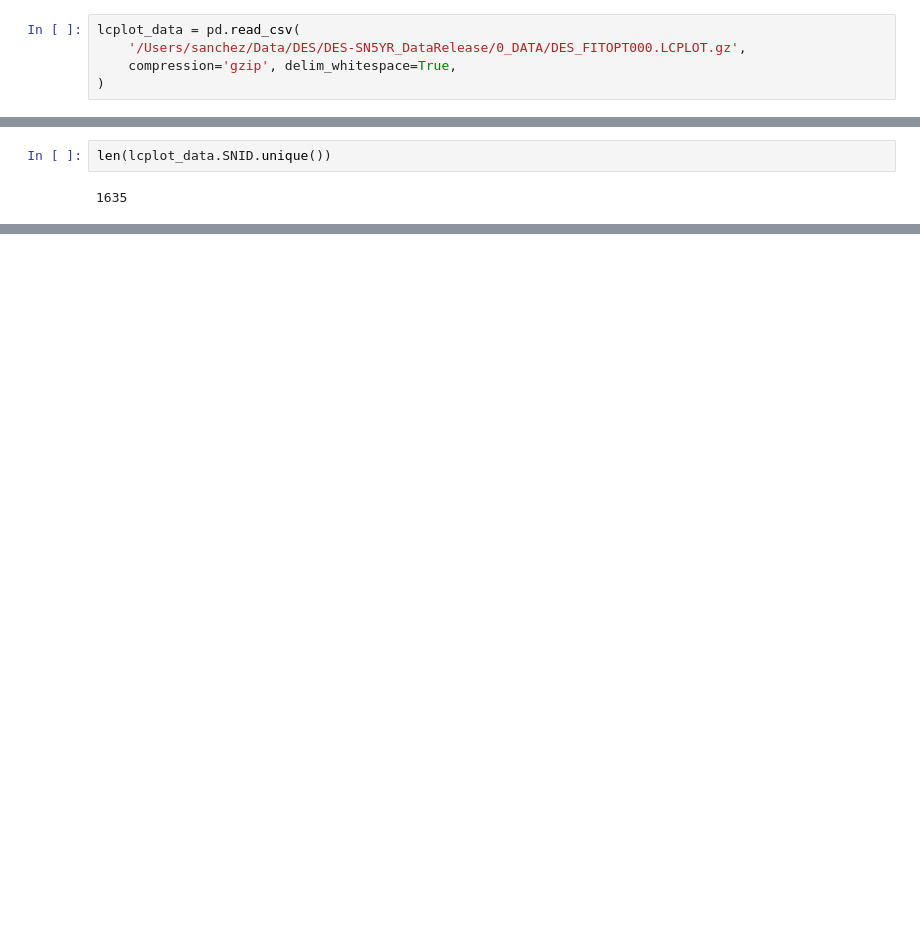
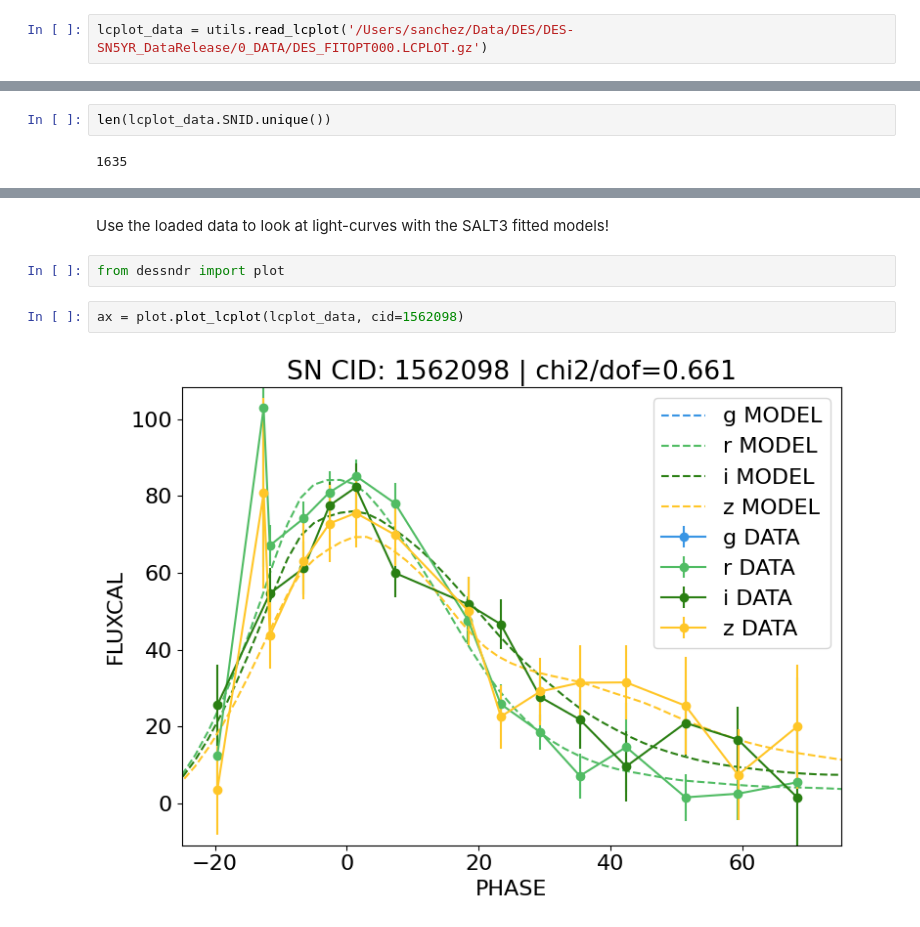
Before and after one commit to jasonlee17/DESSN5YR_TESTDR, a Jupyter notebook: docs/tutorial/03-load_lcplot.ipynb, the cells around one changed output, grey strips where cells are left out. Saved outputs shown, nothing was run; the diff lists cells and outputs as text; blank space fills up the shorter version.

Commit message:
Updated utility and plot documentation and tutorial

```diff
--- a/docs/tutorial/03-load_lcplot.ipynb
+++ b/docs/tutorial/03-load_lcplot.ipynb
@@ -17,5 +14,2 @@ import pandas as pd
 # %%
-lcplot_data = pd.read_csv(
-    '/Users/sanchez/Data/DES/DES-SN5YR_DataRelease/0_DATA/DES_FITOPT000.LCPLOT.gz',
-    compression='gzip', delim_whitespace=True,
-)
+lcplot_data = utils.read_lcplot('/Users/sanchez/Data/DES/DES-SN5YR_DataRelease/0_DATA/DES_FITOPT000.LCPLOT.gz')
@@ -55,0 +49,8 @@ phot = utils.PhotFITS('/Users/sanchez/Data/DES/DES-SN5YR_DataRelease/1_SIMULATIO
+# %% [markdown]
+Use the loaded data to look at light-curves with the SALT3 fitted models!
+# %%
+from dessndr import plot
+# %%
+ax = plot.plot_lcplot(lcplot_data, cid=1562098)
+# %% [output]
+[figure, added]
```
Also changed, not shown: parts of 15 cells of this notebook, 1 other file.
